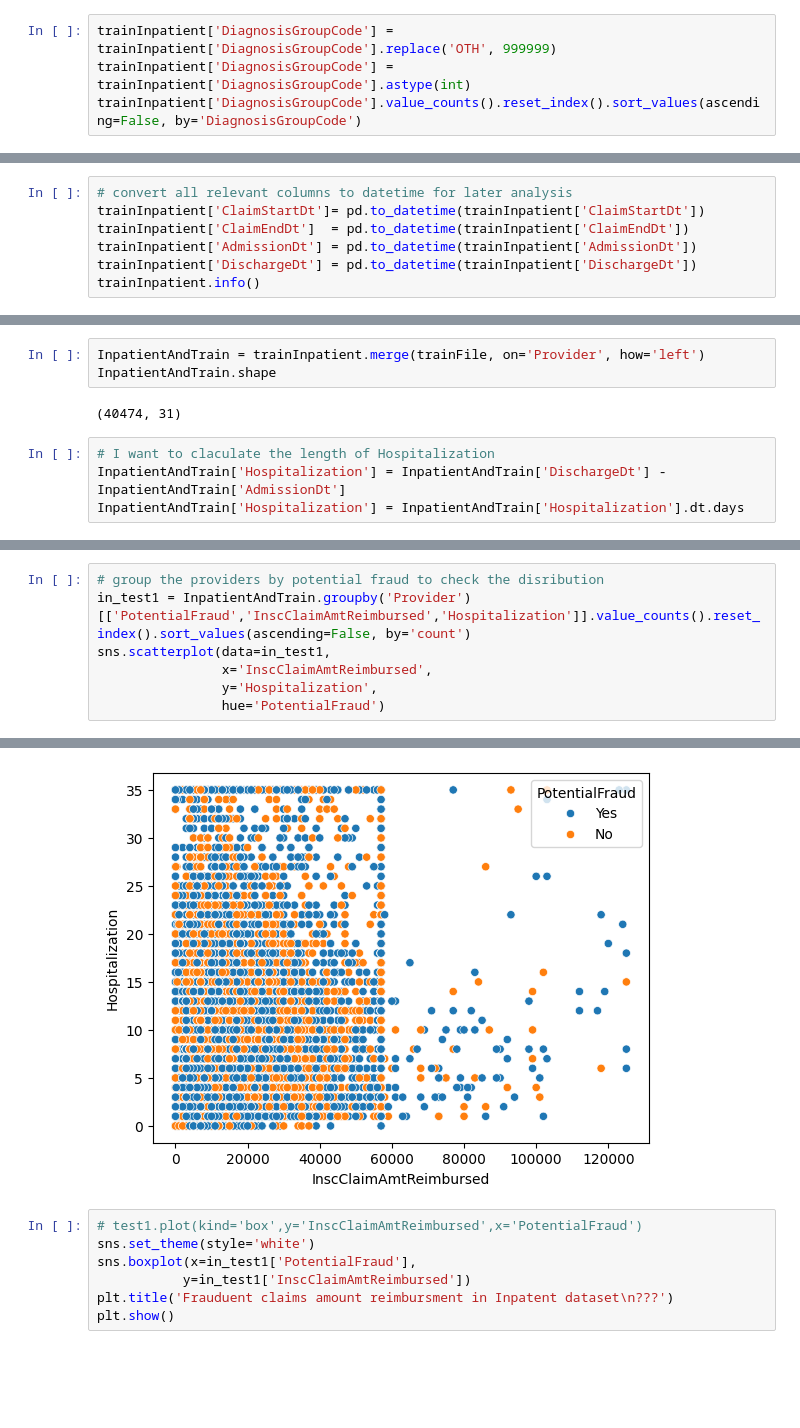
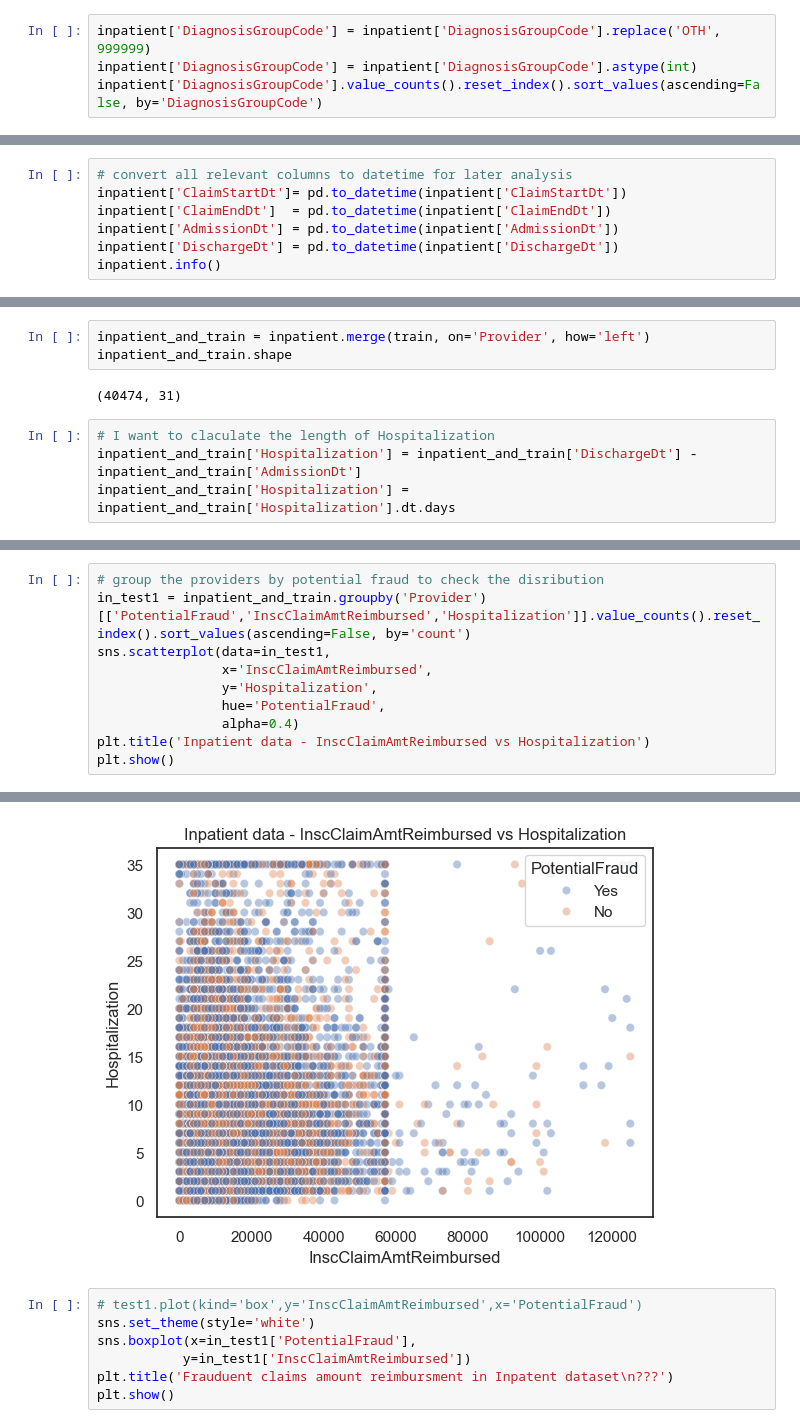
Before and after one commit to ChTomer/MyCapstone, a Jupyter notebook: HealthCareFraudProjectPitch/MergingFile.ipynb, the cells around one changed output, grey strips where cells are left out. Cells and saved outputs as stored; diff of their text form; blank space fills up the shorter version.

```diff
--- a/HealthCareFraudProjectPitch/MergingFile.ipynb
+++ b/HealthCareFraudProjectPitch/MergingFile.ipynb
@@ -109,9 +110,9 @@ array(['201', '750', '883', '067', '975', '597', '390', '379', '294',
        '846', '152', '779', '115', '710', '927', '778', '116', '934',
        '928', '776', '933', '838', '765', '775', '768'], dtype=object)
 # %%
-trainInpatient['DiagnosisGroupCode'] = trainInpatient['DiagnosisGroupCode'].replace('OTH', 999999)
-trainInpatient['DiagnosisGroupCode'] = trainInpatient['DiagnosisGroupCode'].astype(int)
-trainInpatient['DiagnosisGroupCode'].value_counts().reset_index().sort_values(ascending=False, by='DiagnosisGroupCode')
+inpatient['DiagnosisGroupCode'] = inpatient['DiagnosisGroupCode'].replace('OTH', 999999)
+inpatient['DiagnosisGroupCode'] = inpatient['DiagnosisGroupCode'].astype(int)
+inpatient['DiagnosisGroupCode'].value_counts().reset_index().sort_values(ascending=False, by='DiagnosisGroupCode')
 # %% [output]
 |  | DiagnosisGroupCode | count |
 | 81 | 999999 | 113 |
@@ -128,11 +129,11 @@ trainInpatient['DiagnosisGroupCode'].value_counts().reset_index().sort_values(as
 736 rows × 2 columns
 # %%
 # convert all relevant columns to datetime for later analysis
-trainInpatient['ClaimStartDt']= pd.to_datetime(trainInpatient['ClaimStartDt'])
-trainInpatient['ClaimEndDt']  = pd.to_datetime(trainInpatient['ClaimEndDt'])
-trainInpatient['AdmissionDt'] = pd.to_datetime(trainInpatient['AdmissionDt'])
-trainInpatient['DischargeDt'] = pd.to_datetime(trainInpatient['DischargeDt'])
-trainInpatient.info()
+inpatient['ClaimStartDt']= pd.to_datetime(inpatient['ClaimStartDt'])
+inpatient['ClaimEndDt']  = pd.to_datetime(inpatient['ClaimEndDt'])
+inpatient['AdmissionDt'] = pd.to_datetime(inpatient['AdmissionDt'])
+inpatient['DischargeDt'] = pd.to_datetime(inpatient['DischargeDt'])
+inpatient.info()
 # %% [output]
 <class 'pandas.core.frame.DataFrame'>
 RangeIndex: 40474 entries, 0 to 40473
@@ -509,12 +608,12 @@ trainInpatient.shape, trainFile.shape
 # %% [output]
 ((40474, 30), (5410, 2))
 # %%
-InpatientAndTrain = trainInpatient.merge(trainFile, on='Provider', how='left')
-InpatientAndTrain.shape
+inpatient_and_train = inpatient.merge(train, on='Provider', how='left')
+inpatient_and_train.shape
 # %% [output]
 (40474, 31)
 # %%
 # I want to claculate the length of Hospitalization
-InpatientAndTrain['Hospitalization'] = InpatientAndTrain['DischargeDt'] - InpatientAndTrain['AdmissionDt']
-InpatientAndTrain['Hospitalization'] = InpatientAndTrain['Hospitalization'].dt.days
+inpatient_and_train['Hospitalization'] = inpatient_and_train['DischargeDt'] - inpatient_and_train['AdmissionDt']
+inpatient_and_train['Hospitalization'] = inpatient_and_train['Hospitalization'].dt.days
 # %%
@@ -548,9 +647,12 @@ dtypes: datetime64[ns](4), float64(7), int64(3), object(18)
 memory usage: 9.9+ MB
 # %%
 # group the providers by potential fraud to check the disribution
-in_test1 = InpatientAndTrain.groupby('Provider')[['PotentialFraud','InscClaimAmtReimbursed','Hospitalization']].value_counts().reset_index().sort_values(ascending=False, by='count')
+in_test1 = inpatient_and_train.groupby('Provider')[['PotentialFraud','InscClaimAmtReimbursed','Hospitalization']].value_counts().reset_index().sort_values(ascending=False, by='count')
 sns.scatterplot(data=in_test1,
                 x='InscClaimAmtReimbursed',
                 y='Hospitalization',
-                hue='PotentialFraud')
+                hue='PotentialFraud',
+                alpha=0.4)
+plt.title('Inpatient data - InscClaimAmtReimbursed vs Hospitalization')
+plt.show()
 # %% [output]
@@ -558,4 +659,4 @@ sns.scatterplot(data=in_test1,
-[figure, old version]
+[figure, new version]
 # %%
 # test1.plot(kind='box',y='InscClaimAmtReimbursed',x='PotentialFraud')
 sns.set_theme(style='white')
```
Also changed, not shown: parts of 102 cells of this notebook.
